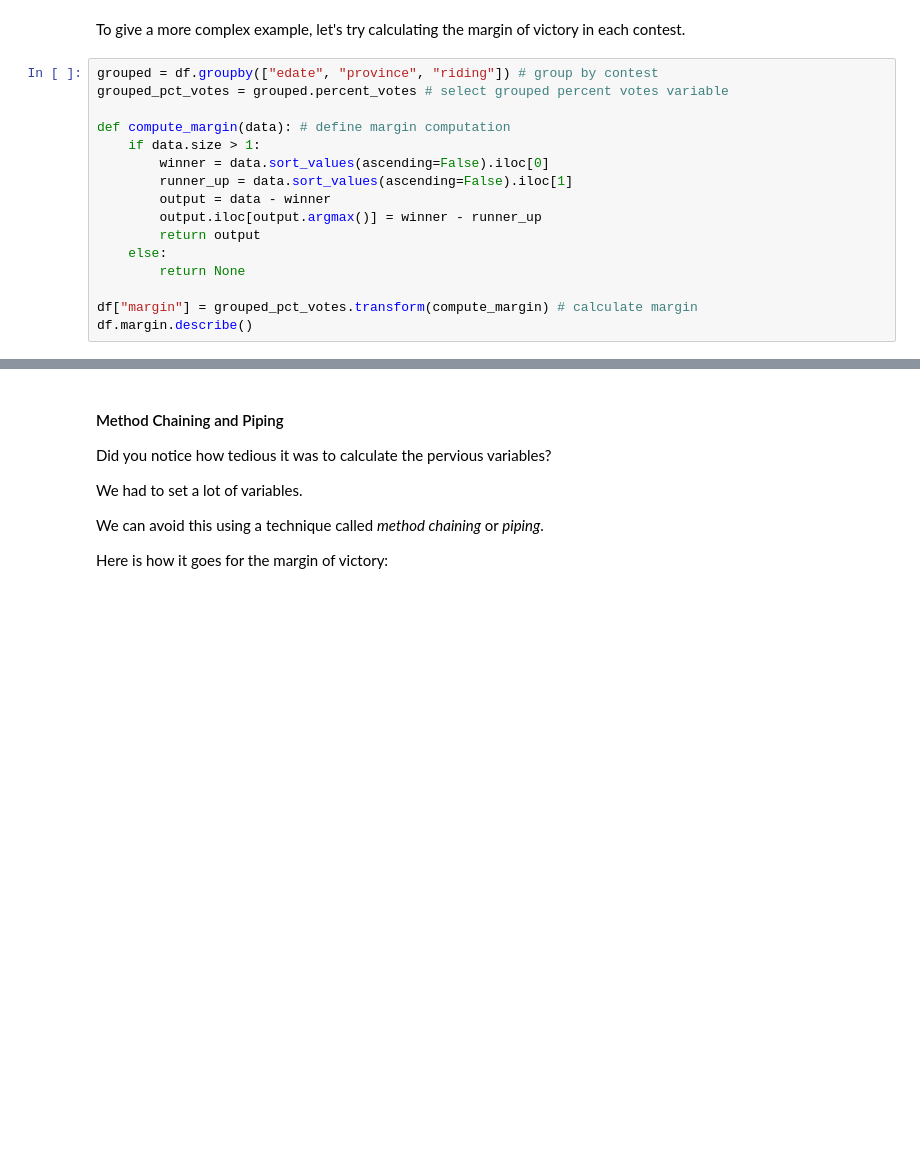
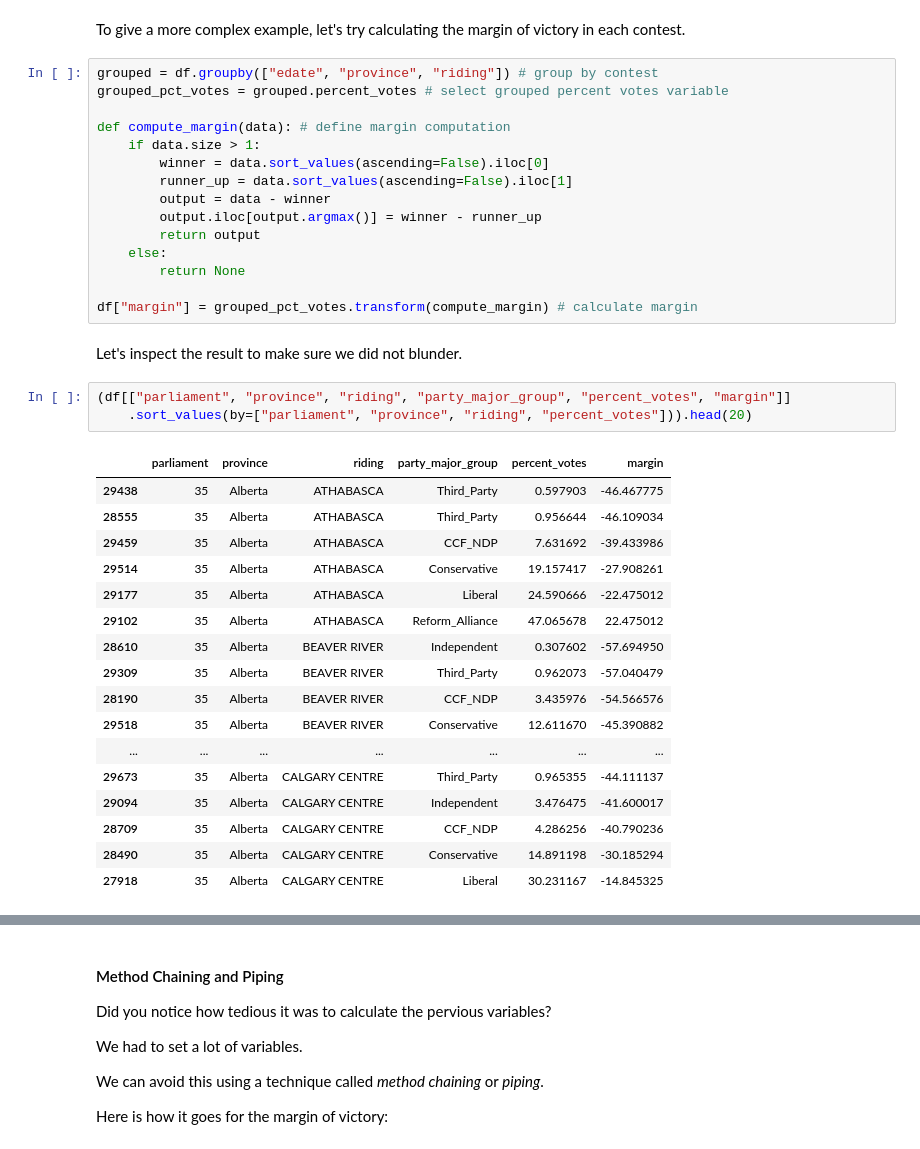
Before and after one commit to cmekik/CDSI_DSwP, a Jupyter notebook: DSwPython.ipynb, the cells around one changed output, grey strips where cells are left out. Saved outputs shown, nothing was run; the diff lists cells and outputs as text; blank space fills up the shorter version.

```diff
--- a/DSwPython.ipynb
+++ b/DSwPython.ipynb
@@ -535,4 +535,26 @@ def compute_margin(data): # define margin computation
         return None
 
 df["margin"] = grouped_pct_votes.transform(compute_margin) # calculate margin
-df.margin.describe()
+# %% [markdown]
+Let's inspect the result to make sure we did not blunder.
+# %%
+(df[["parliament", "province", "riding", "party_major_group", "percent_votes", "margin"]]
+    .sort_values(by=["parliament", "province", "riding", "percent_votes"])).head(20)
+# %% [output]
+|  | parliament | province | riding | party_major_group | percent_votes | margin |
+| 29438 | 35 | Alberta | ATHABASCA | Third_Party | 0.597903 | -46.467775 |
+| 28555 | 35 | Alberta | ATHABASCA | Third_Party | 0.956644 | -46.109034 |
+| 29459 | 35 | Alberta | ATHABASCA | CCF_NDP | 7.631692 | -39.433986 |
+| 29514 | 35 | Alberta | ATHABASCA | Conservative | 19.157417 | -27.908261 |
+| 29177 | 35 | Alberta | ATHABASCA | Liberal | 24.590666 | -22.475012 |
+| 29102 | 35 | Alberta | ATHABASCA | Reform_Alliance | 47.065678 | 22.475012 |
+| 28610 | 35 | Alberta | BEAVER RIVER | Independent | 0.307602 | -57.694950 |
+| 29309 | 35 | Alberta | BEAVER RIVER | Third_Party | 0.962073 | -57.040479 |
+| 28190 | 35 | Alberta | BEAVER RIVER | CCF_NDP | 3.435976 | -54.566576 |
+| 29518 | 35 | Alberta | BEAVER RIVER | Conservative | 12.611670 | -45.390882 |
+| ... | ... | ... | ... | ... | ... | ... |
+| 29673 | 35 | Alberta | CALGARY CENTRE | Third_Party | 0.965355 | -44.111137 |
+| 29094 | 35 | Alberta | CALGARY CENTRE | Independent | 3.476475 | -41.600017 |
+| 28709 | 35 | Alberta | CALGARY CENTRE | CCF_NDP | 4.286256 | -40.790236 |
+| 28490 | 35 | Alberta | CALGARY CENTRE | Conservative | 14.891198 | -30.185294 |
+| 27918 | 35 | Alberta | CALGARY CENTRE | Liberal | 30.231167 | -14.845325 |
```
Also changed, not shown: parts of 8 cells of this notebook.
